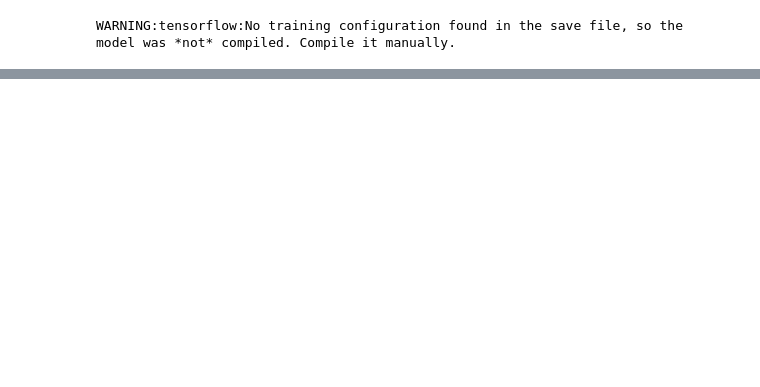
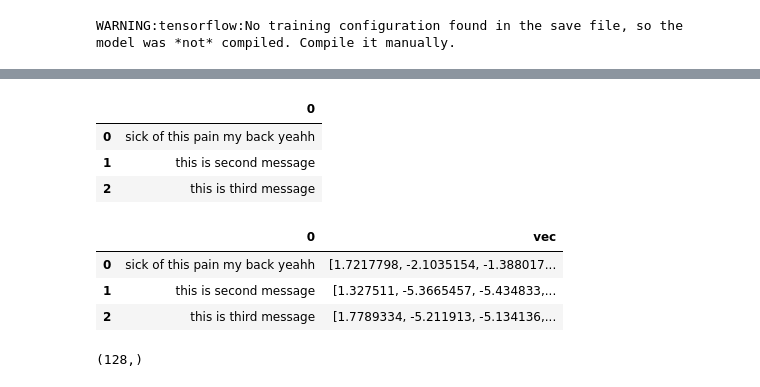
Before and after one commit to AlexKay28/MedConcNorm, a Jupyter notebook: notebooks/modeling/autoencoder.ipynb, the cells around one changed output, grey strips where cells are left out. Cells and saved outputs as stored; diff of their text form; code cells hidden in the pictures; blank space fills up the shorter version.

```diff
--- a/notebooks/modeling/autoencoder.ipynb
+++ b/notebooks/modeling/autoencoder.ipynb
@@ -59,6 +59,13 @@ y_train = train['code'].apply(lambda x: meddra_labels[x]).to_numpy()
 y_test = test['code'].apply(lambda x: meddra_labels[x]).to_numpy()
 
 number_of_classes = labels.unique().shape[0]
+# %%
+import pickle
+
+with open('../../models/encoder/tokenizer.pickle', 'wb') as tok_bin:
+    pickle.dump(tokenizer, tok_bin, pickle.HIGHEST_PROTOCOL)
+with open('../../models/encoder/tokenizer.pickle', 'rb') as f:
+    tokenizer = pickle.load(f)
 # %%
 X_train.shape, X_test.shape
 # %% [output]
@@ -187,5 +211,5 @@ encoder.save('../../models/encoder_cadec.h5')
 # %%
-encoder_loaded = keras.models.load_model('../../models/encoder_cadec.h5')
+encoder_loaded = keras.models.load_model('../../models/encoder/encoder_cadec.h5')
 # %% [output]
 WARNING:tensorflow:No training configuration found in the save file, so the model was *not* compiled. Compile it manually.
 # %%
@@ -195,0 +219,31 @@ WARNING:tensorflow:8 out of the last 10 calls to <function Model.make_predict_fu
+# %%
+text = pd.DataFrame([
+    'sick of this pain my back yeahh',
+    'this is second message',
+    'this is third message'
+])
+text
+# %% [output]
+|  | 0 |
+| 0 | sick of this pain my back yeahh |
+| 1 | this is second message |
+| 2 | this is third message |
+# %%
+
+tokenized = tokenizer.texts_to_sequences(text[0])
+tokenized = sequence.pad_sequences(tokenized, maxlen=max_seq_len)
+#pd.DataFrame()
+text['vec'] = tokenizer.texts_to_sequences(text[0])
+#text['vec'] = text['vec'].apply(lambda toks: encoder_loaded.predict(toks).shape)
+text['vec'] = sequence.pad_sequences(text['vec'], maxlen=max_seq_len).tolist()
+text['vec'] = text['vec'].apply(lambda seq: encoder_loaded.predict([seq])[0])
+text
+# %% [output]
+|  | 0 | vec |
+| 0 | sick of this pain my back yeahh | [1.7217798, -2.1035154, -1.388017... |
+| 1 | this is second message | [1.327511, -5.3665457, -5.434833,... |
+| 2 | this is third message | [1.7789334, -5.211913, -5.134136,... |
+# %%
+text['vec'].iloc[0].shape
+# %% [output]
+(128,)
```
Also changed, not shown: parts of 10 cells of this notebook, 12 other files.
